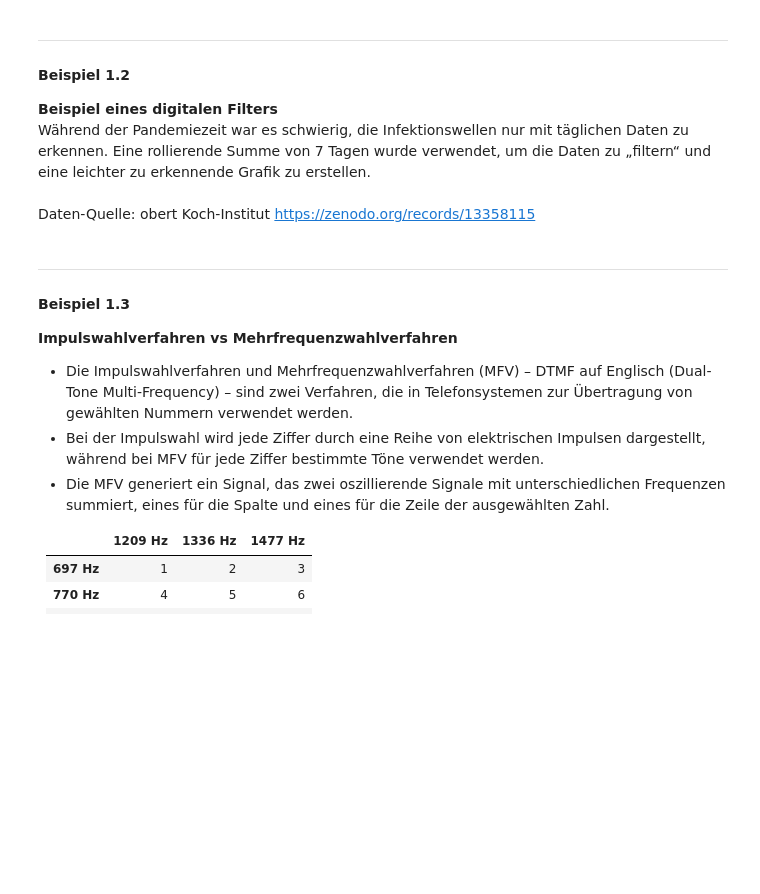
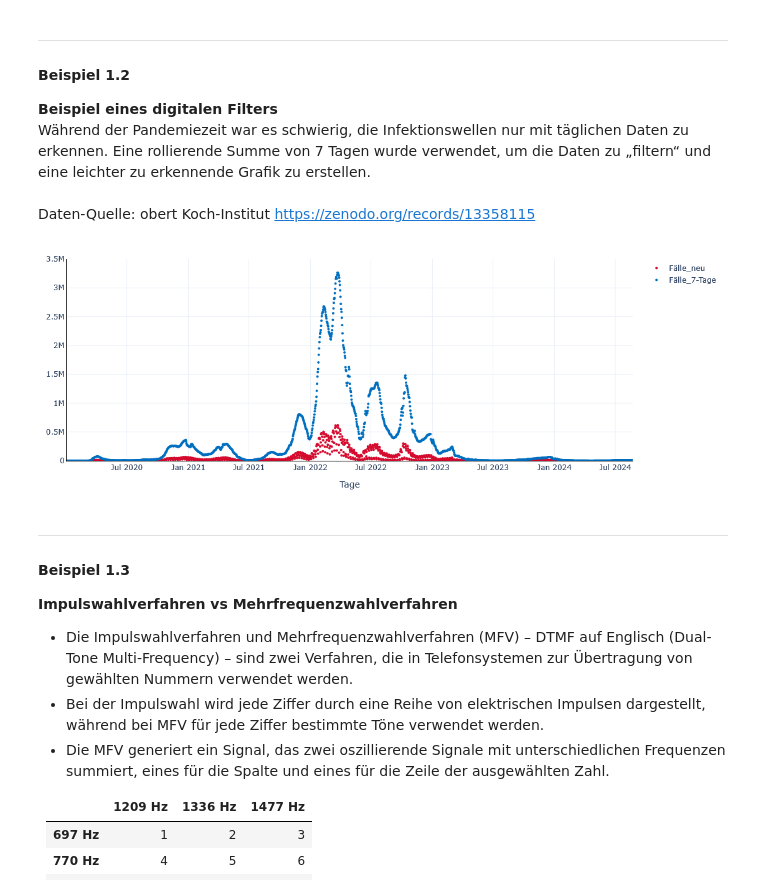
Before and after one commit to ferreirafurtado/ET1031_SigSys_HWR, a Jupyter notebook: Jupyter Notebook/ET1031_SigSys_JN_Kapitel-01.ipynb, the cells around one changed output. Drawn from its saved outputs; the diff is of its cells as text; code cells hidden in the pictures; blank space fills up the shorter version.

```diff
--- a/Jupyter Notebook/ET1031_SigSys_JN_Kapitel-01.ipynb
+++ b/Jupyter Notebook/ET1031_SigSys_JN_Kapitel-01.ipynb
@@ -60,32 +70,44 @@ Daten-Quelle: obert Koch-Institut https://zenodo.org/records/13358115
 # %%
 import pandas as pd
 import numpy as np
 import plotly.graph_objects as go
 
 # Read the csv data
-df = pd.read_csv('data\\COVID-19-Faelle_7-Tage-Inzidenz_Deutschland.csv', usecols=['Meldedatum', 'Faelle_neu'])
+df = pd.read_csv('data/COVID-19-Faelle_7-Tage-Inzidenz_Deutschland.csv', usecols=['Meldedatum', 'Faelle_neu'])
 
 # Sum the daily data
 df = df.groupby('Meldedatum').sum().reset_index()
 
 # Define the impulse response (7 Tage Rolling Sum)
 h = [1, 1, 1, 1, 1, 1, 1]
 
 # Execute the convolutional sum (fiter the noise signal)
 df['Faelle_7-Tage'] = np.convolve(df['Faelle_neu'], h)[:len(df['Faelle_neu'])]
 
 # Plot (time-domain)
 fig = go.Figure()
 fig.add_trace(go.Scatter(x=df['Meldedatum'], y=df['Faelle_neu'], mode='markers', marker=dict(size=4, color='#D50C2F'), name='Fälle_neu'))
 fig.add_trace(go.Scatter(x=df['Meldedatum'], y=df['Faelle_7-Tage'], mode='markers', marker=dict(size=4, color='#0070C0'), name='Fälle_7-Tage'))
-fig.update_layout(template='plotly_white', xaxis = dict(title_text='Tage'), margin=dict(l=20, r=20, t=20, b=20),
-                  height=400, #width=600,
-                  yaxis_range=[0,3.5E6], xaxis_range=["2020-01-03","2024-08-22"])
+fig.update_layout(
+    template='plotly_white',
+    xaxis = dict(title_text='Tage'),
+    margin=dict(l=20, r=20, t=20, b=20),
+    yaxis_range=[0,3.5E6],
+    xaxis_range=["2020-01-03","2024-08-22"],
+    **layout_default_kwargs
+)
 
-fig.update_xaxes(showline=True, linewidth=1, linecolor='black')
-fig.update_yaxes(showline=True, linewidth=1, linecolor='black')
+axes_kwargs = {
+    "showline": True,
+    "linewidth": 1,
+    "linecolor": "black"
+}
+fig.update_xaxes(**axes_kwargs)
+fig.update_yaxes(**axes_kwargs)
 
 fig.show()
+# %% [output]
+[figure, added]
 # %% [markdown]
 <hr style="border:solid #000000 1px;height:1px;">
 
```
Also changed, not shown: parts of 3 cells of this notebook.
